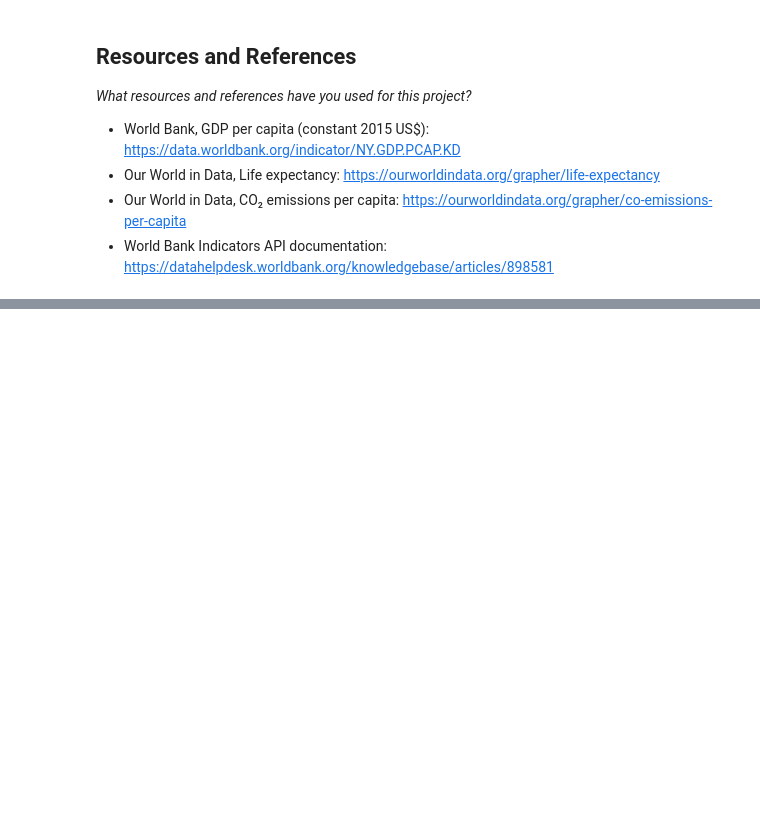
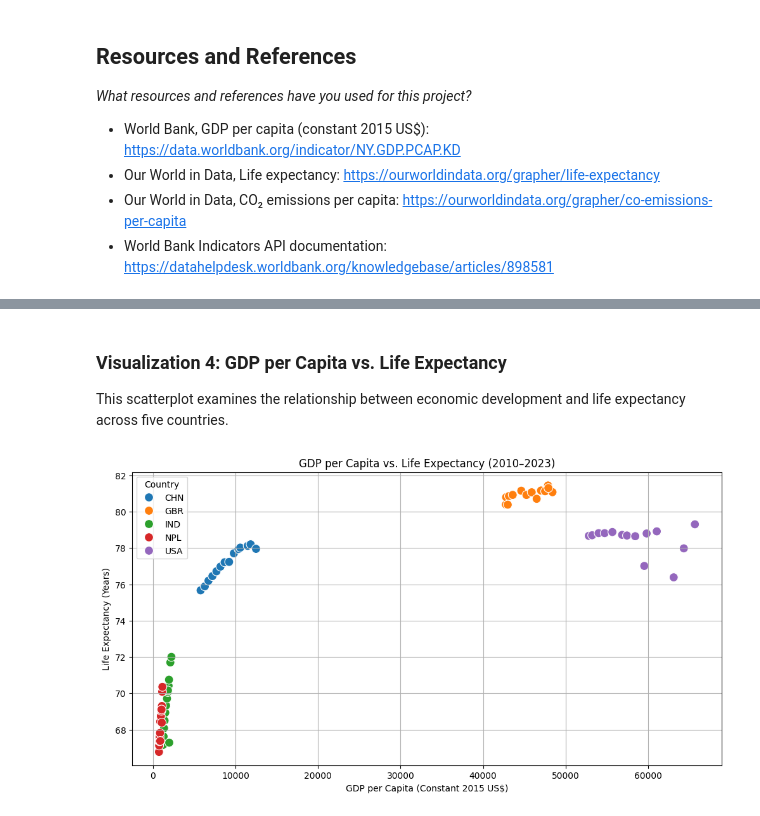
Before and after one commit to IT4063C-Fall2026/data-tech-analytics-final-project-poudelsv, a Jupyter notebook: source.ipynb, the cells around one changed output, grey strips where cells are left out. Drawn from its saved outputs; the diff is of its cells as text; code cells hidden in the pictures; blank space fills up the shorter version.

```diff
--- a/source.ipynb
+++ b/source.ipynb
@@ -241,0 +388,24 @@ Years: 2010 to 2023
+# %% [markdown]
+### Visualization 4: GDP per Capita vs. Life Expectancy
+
+This scatterplot examines the relationship between economic
+development and life expectancy across five countries.
+# %%
+plt.figure(figsize=(12, 6))
+
+sns.scatterplot(
+    data=eda_df,
+    x="gdp_per_capita",
+    y="life_expectancy",
+    hue="Code",
+    s=100
+)
+
+plt.title("GDP per Capita vs. Life Expectancy (2010–2023)")
+plt.xlabel("GDP per Capita (Constant 2015 US$)")
+plt.ylabel("Life Expectancy (Years)")
+plt.legend(title="Country")
+plt.grid(True)
+plt.show()
+# %% [output]
+[figure, added]
```
Also changed, not shown: parts of 18 cells of this notebook, 1 other file.
